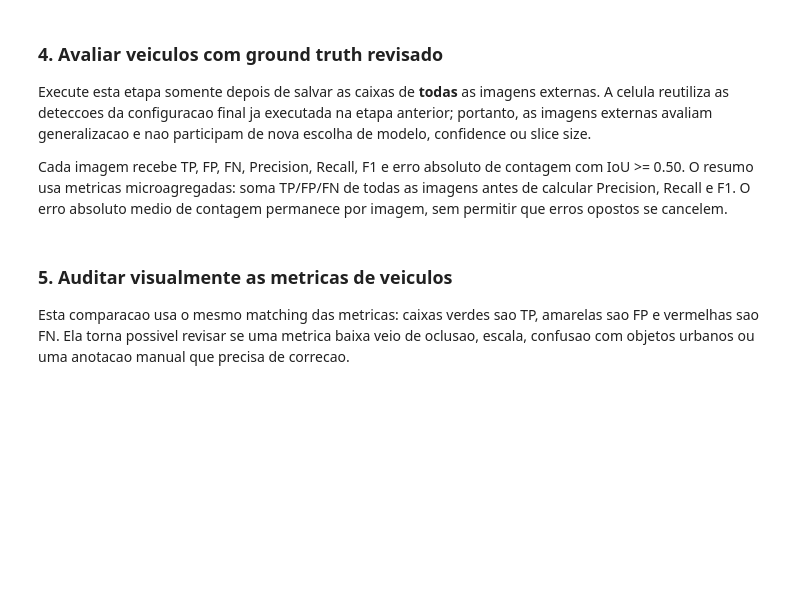
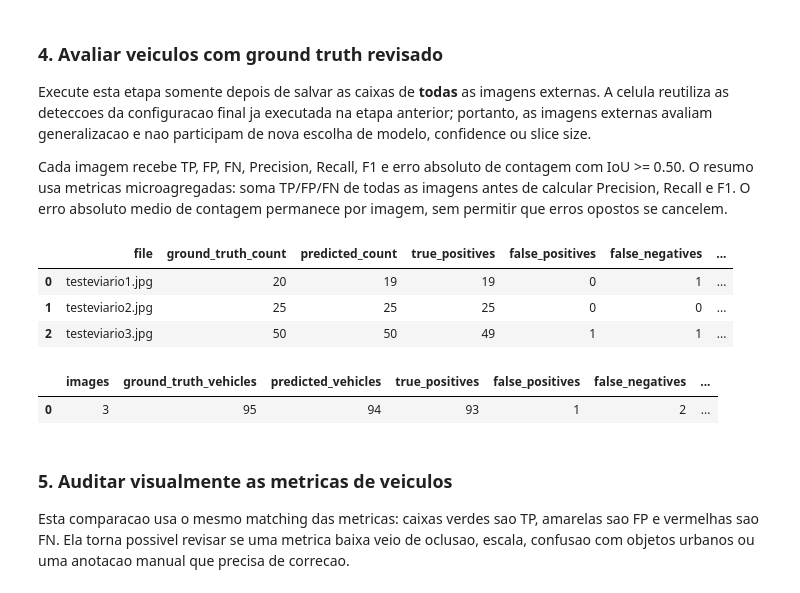
Before and after one commit to LcsNunes/prova-ia_imagens-Lucas-P-Nunes, a Jupyter notebook: notebooks/01_model_experiments.ipynb, the cells around one changed output. Drawn from its saved outputs; the diff is of its cells as text; code cells hidden in the pictures; blank space fills up the shorter version.

Commit message:
feat: adiciona avaliacao externa com dados licenciados

```diff
--- a/notebooks/01_model_experiments.ipynb
+++ b/notebooks/01_model_experiments.ipynb
@@ -310,7 +341,7 @@ Este experimento permanece somente no notebook. Ele compara o destaque HSV atual
 import cv2
 
 
-def overlay_mask(image, mask, color=(30, 197, 226), opacity=0.35):
+def overlay_mask(image, mask, color=(242, 107, 56), opacity=0.35):
     rendered = image.copy()
     selected = mask > 0
     rendered[selected] = (image[selected] * (1 - opacity) + np.asarray(color) * opacity).astype(
@@ -389,7 +420,7 @@ SEGMENTATION_CACHE_DIR.mkdir(parents=True, exist_ok=True)
 SEGMENTATION_DEVICE = "cuda:0" if torch.cuda.is_available() else "cpu"
 
 
-def neural_overlay(image, mask, color=(30, 197, 226), opacity=0.40):
+def neural_overlay(image, mask, color=(242, 107, 56), opacity=0.40):
     rendered = image.copy()
     selected = mask > 0
     rendered[selected] = (image[selected] * (1 - opacity) + np.asarray(color) * opacity).astype(
@@ -653,16 +723,27 @@ from src.evaluation.ground_truth import load_ground_truth
 from src.evaluation.metrics import calculate_detection_metrics
 
 comparison_by_file = {comparison["file"]: comparison for comparison in external_comparisons}
-missing_annotations = [
-    image_path.name
-    for image_path in external_image_paths
-    if not external_annotation_path(image_path).exists()
-]
-if missing_annotations:
-    missing = ", ".join(missing_annotations)
-    raise FileNotFoundError(
-        f"Faltam ground truths revisados para: {missing}. "
-        "Execute launch_external_vehicle_annotation(...) e salve cada imagem."
+missing_annotations = []
+pending_annotations = []
+for image_path in external_image_paths:
+    annotation_path = external_annotation_path(image_path)
+    if not annotation_path.exists():
+        missing_annotations.append(image_path.name)
+        continue
+    payload = json.loads(annotation_path.read_text(encoding="utf-8"))
+    if payload.get("annotation_method") != ANNOTATION_METHOD:
+        pending_annotations.append(image_path.name)
+
+if missing_annotations or pending_annotations:
+    details = []
+    if missing_annotations:
+        details.append(f"sem JSON: {', '.join(missing_annotations)}")
+    if pending_annotations:
+        details.append(f"pendentes de revisao: {', '.join(pending_annotations)}")
+    raise RuntimeError(
+        "Nao calcule metricas com pre-anotacoes do modelo. "
+        "Abra cada imagem com launch_external_vehicle_annotation(...), revise as caixas "
+        f"e pressione s para salvar. Detalhes: {' | '.join(details)}"
     )
 
 external_vehicle_metric_rows = []
@@ -705,33 +786,40 @@ external_vehicle_metrics = pd.DataFrame(external_vehicle_metric_rows)
 total_tp = int(external_vehicle_metrics["true_positives"].sum())
 total_fp = int(external_vehicle_metrics["false_positives"].sum())
 total_fn = int(external_vehicle_metrics["false_negatives"].sum())
 micro_precision = total_tp / (total_tp + total_fp) if total_tp + total_fp else 0.0
 micro_recall = total_tp / (total_tp + total_fn) if total_tp + total_fn else 0.0
 micro_f1 = (
     2 * micro_precision * micro_recall / (micro_precision + micro_recall)
     if micro_precision + micro_recall
     else 0.0
 )
 external_vehicle_summary = pd.DataFrame(
     [
         {
             "images": len(external_vehicle_metrics),
             "ground_truth_vehicles": int(external_vehicle_metrics["ground_truth_count"].sum()),
             "predicted_vehicles": int(external_vehicle_metrics["predicted_count"].sum()),
             "true_positives": total_tp,
             "false_positives": total_fp,
             "false_negatives": total_fn,
             "micro_precision": micro_precision,
             "micro_recall": micro_recall,
             "micro_f1": micro_f1,
             "mean_absolute_count_error": external_vehicle_metrics["absolute_count_error"].mean(),
             "total_absolute_count_error": external_vehicle_metrics["absolute_count_error"].sum(),
         }
     ]
 )
 
 display(external_vehicle_metrics.round(3))
 display(external_vehicle_summary.round(3))
+# %% [output]
+|  | file | ground_truth_count | predicted_count | true_positives | false_positives | false_negatives | ... |
+| 0 | testeviario1.jpg | 20 | 19 | 19 | 0 | 1 | ... |
+| 1 | testeviario2.jpg | 25 | 25 | 25 | 0 | 0 | ... |
+| 2 | testeviario3.jpg | 50 | 50 | 49 | 1 | 1 | ... |
+|  | images | ground_truth_vehicles | predicted_vehicles | true_positives | false_positives | false_negatives | ... |
+| 0 | 3 | 95 | 94 | 93 | 1 | 2 | ... |
 # %% [markdown]
 ### 5. Auditar visualmente as metricas de veiculos
 
```
Also changed, not shown: parts of 18 cells of this notebook, 10 other files.
